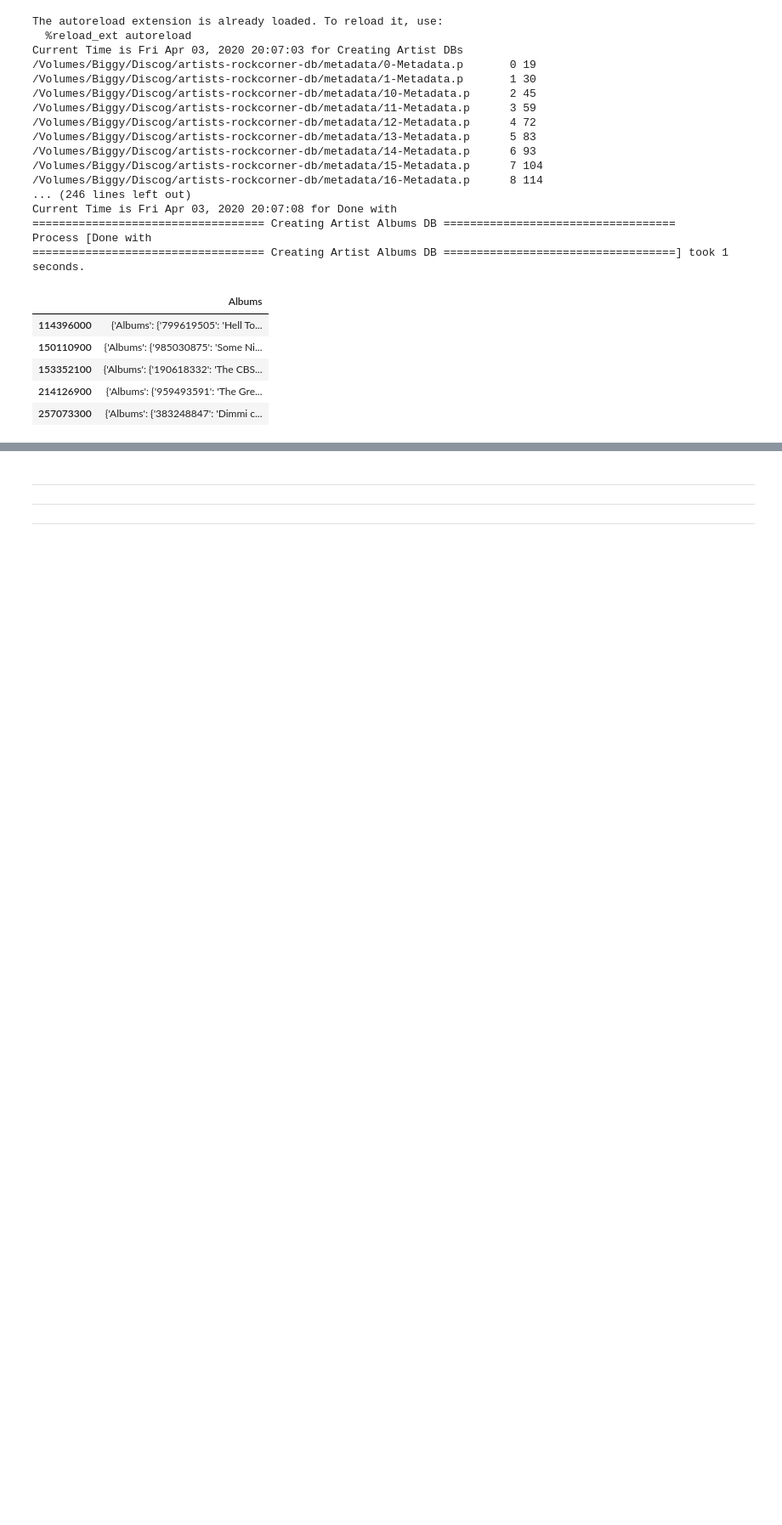
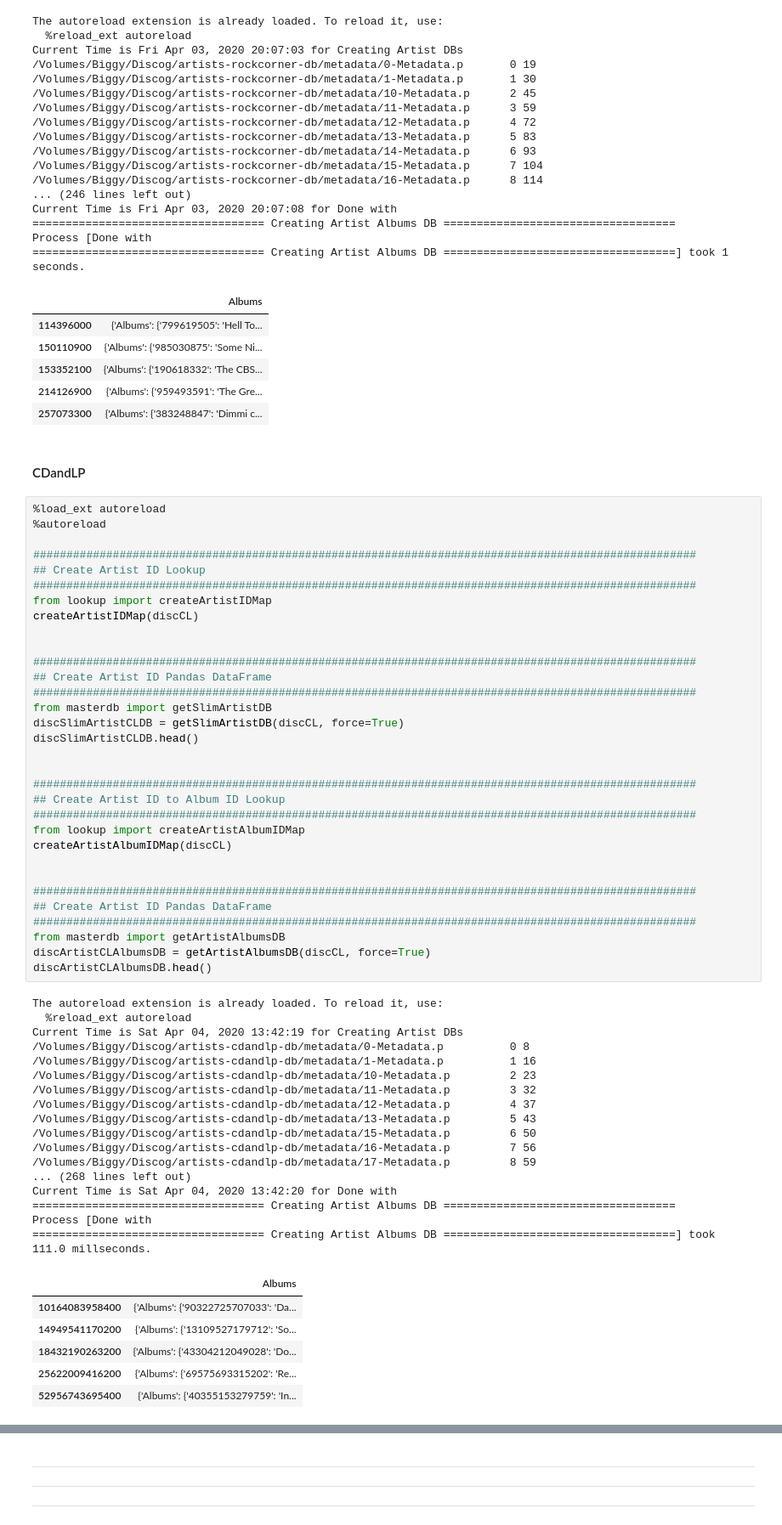
Before and after one commit to tgadf/discogs, a Jupyter notebook: Master DB.ipynb, the cells around one changed output, grey strips where cells are left out. Shown: that part at 85% size. Cells and saved outputs as stored; diff of their text form; blank space fills up the shorter version.

Commit message:
Adding MetalStorm and CDandLP

```diff
--- a/Master DB.ipynb
+++ b/Master DB.ipynb
@@ -492,3 +501,61 @@ Process [Done with
 | 153352100 | {'Albums': {'190618332': 'The CBS... |
 | 214126900 | {'Albums': {'959493591': 'The Gre... |
 | 257073300 | {'Albums': {'383248847': 'Dimmi c... |
+# %% [markdown]
+#### CDandLP
+# %%
+%load_ext autoreload
+%autoreload
+
+####################################################################################################
+## Create Artist ID Lookup
+####################################################################################################
+from lookup import createArtistIDMap
+createArtistIDMap(discCL)
+
+
+####################################################################################################
+## Create Artist ID Pandas DataFrame
+####################################################################################################
+from masterdb import getSlimArtistDB
+discSlimArtistCLDB = getSlimArtistDB(discCL, force=True)
+discSlimArtistCLDB.head()
+
+
+####################################################################################################
+## Create Artist ID to Album ID Lookup
+####################################################################################################
+from lookup import createArtistAlbumIDMap
+createArtistAlbumIDMap(discCL)
+
+
+####################################################################################################
+## Create Artist ID Pandas DataFrame
+####################################################################################################
+from masterdb import getArtistAlbumsDB
+discArtistCLAlbumsDB = getArtistAlbumsDB(discCL, force=True)
+discArtistCLAlbumsDB.head()
+# %% [output]
+The autoreload extension is already loaded. To reload it, use:
+  %reload_ext autoreload
+Current Time is Sat Apr 04, 2020 13:42:19 for Creating Artist DBs
+/Volumes/Biggy/Discog/artists-cdandlp-db/metadata/0-Metadata.p          0 8
+/Volumes/Biggy/Discog/artists-cdandlp-db/metadata/1-Metadata.p          1 16
+/Volumes/Biggy/Discog/artists-cdandlp-db/metadata/10-Metadata.p         2 23
+/Volumes/Biggy/Discog/artists-cdandlp-db/metadata/11-Metadata.p         3 32
+/Volumes/Biggy/Discog/artists-cdandlp-db/metadata/12-Metadata.p         4 37
+/Volumes/Biggy/Discog/artists-cdandlp-db/metadata/13-Metadata.p         5 43
+/Volumes/Biggy/Discog/artists-cdandlp-db/metadata/15-Metadata.p         6 50
+/Volumes/Biggy/Discog/artists-cdandlp-db/metadata/16-Metadata.p         7 56
+/Volumes/Biggy/Discog/artists-cdandlp-db/metadata/17-Metadata.p         8 59
+... (268 lines left out)
+Current Time is Sat Apr 04, 2020 13:42:20 for Done with
+=================================== Creating Artist Albums DB ===================================
+Process [Done with
+=================================== Creating Artist Albums DB ===================================] took 111.0 millseconds.
+|  | Albums |
+| 10164083958400 | {'Albums': {'90322725707033': 'Da... |
+| 14949541170200 | {'Albums': {'13109527179712': 'So... |
+| 18432190263200 | {'Albums': {'43304212049028': 'Do... |
+| 25622009416200 | {'Albums': {'69575693315202': 'Re... |
+| 52956743695400 | {'Albums': {'40355153279759': 'In... |
```
Also changed, not shown: parts of 4 cells of this notebook, 9 other files.
